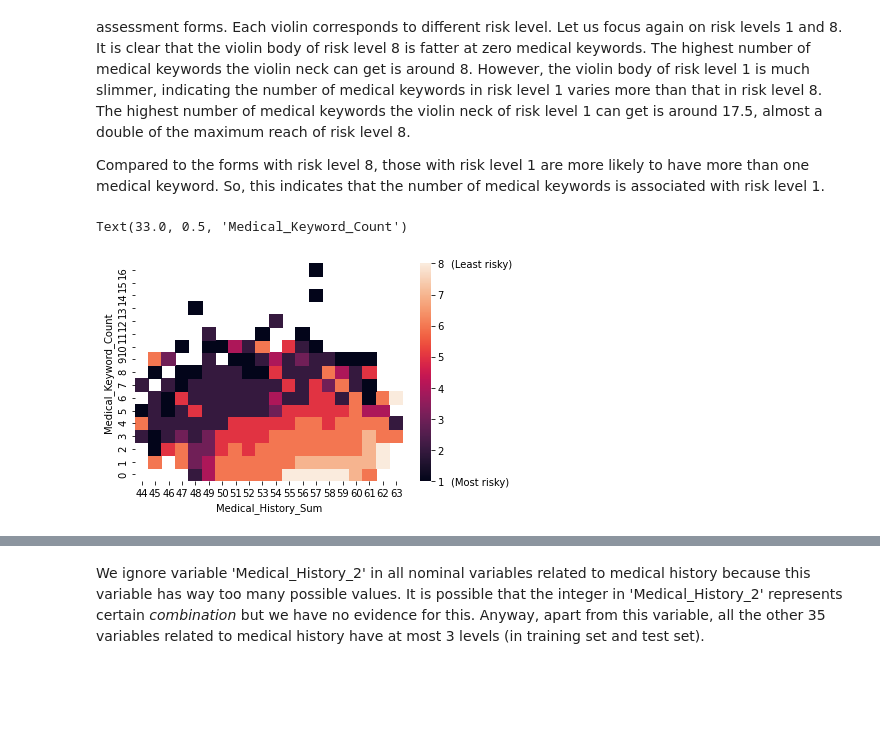
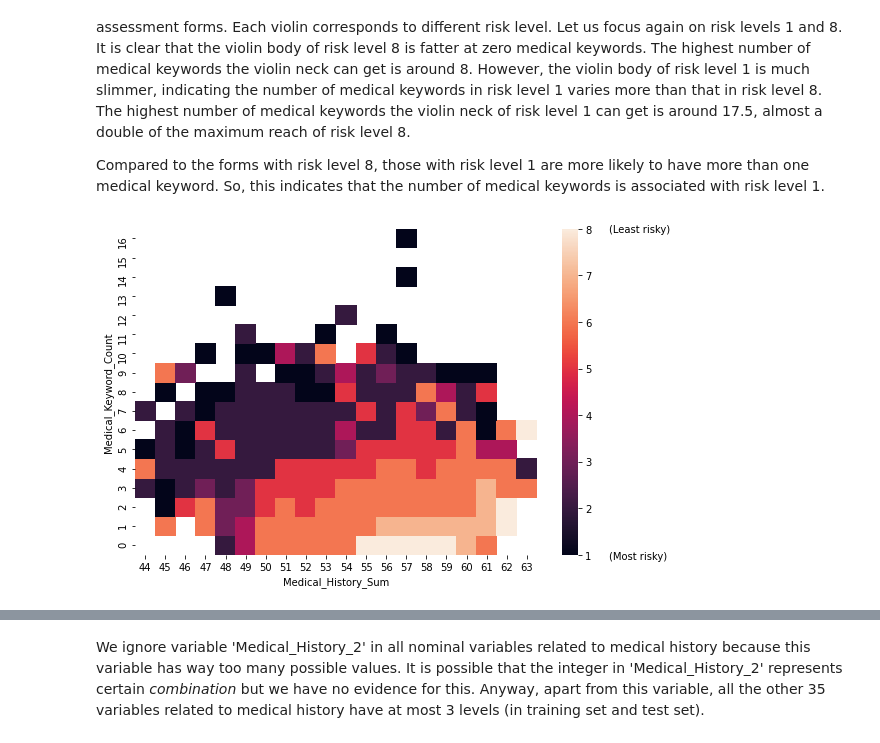
Before and after one commit to m2ng/hangseng-case, a Jupyter notebook: nb/analysis.ipynb, the cells around one changed output, grey strips where cells are left out. Drawn from its saved outputs; the diff is of its cells as text; code cells hidden in the pictures; blank space fills up the shorter version.

```diff
--- a/nb/analysis.ipynb
+++ b/nb/analysis.ipynb
@@ -150,9 +199,10 @@ for x in [
     g.add_legend()
 
     if x == "Medical_History":
-        for i in [0, 2]:
-            for bar in g.axes[i].get_children()[:16]:
-                bar.set_alpha(.3)
+        for i in range(5):
+            for j, bar in enumerate(g.axes[i].get_children()[:16]):
+                if i not in [1, 3, 4] or j not in [5, 5+8]:
+                    bar.set_alpha(.3)
     g.add_legend()
 plt.show()
 
@@ -173,8 +223,9 @@ for x in [
     g.add_legend()
 
     if x == "Medical_History":
-        for i in [0, 1, 3, 4]:
-            for bar in g.axes[i].get_children()[:16]:
-                bar.set_alpha(.3)
+        for i in range(5):
+            for j, bar in enumerate(g.axes[i].get_children()[:16]):
+                if not (i == 1 and j in [0, 1, 8, 9] or i == 2 and j in [2, 3, 10, 11]):
+                    bar.set_alpha(.3)
     g.add_legend()
 # %% [output]
@@ -219,7 +270,8 @@ for x in [
     g.map(sns.barplot, "Response", "value", order=list(range(1, 9)), alpha=.75)
     g.add_legend()
     if x == "Employment_Info":
-        for i in range(1, 3):
-            for bar in g.axes[i].get_children()[:16]:
-                bar.set_alpha(.3)
+        for i in range(3):
+            for j, bar in enumerate(g.axes[i].get_children()[:16]):
+                if not (i==0 and j in [0, 5, 8, 13]):
+                    bar.set_alpha(.3)
 # %% [output]
@@ -294,20 +309,27 @@ Compared to the forms with risk level 8, those with risk level 1 are more likely
 # %%
 f = pd.concat((
     train_df["Response"],
     train_df[[x for x in nominal if "Medical_History" in x and "_2" not in x]].sum(axis=1).rename("Medical_History_Sum"),
     train_df[dummy].sum(axis=1).rename("Medical_Keyword_Count")
 ), axis=1).groupby(["Medical_Keyword_Count", "Medical_History_Sum"]).median().reset_index()
 f_heatmap = np.full((f["Medical_Keyword_Count"].max()+1, np.ptp(f["Medical_History_Sum"])+1), 8)
 f_mask = np.ones_like(f_heatmap, dtype=int)
 for tp in f.itertuples():
     f_heatmap[tp.Medical_Keyword_Count, tp.Medical_History_Sum - f["Medical_History_Sum"].min()] = tp.Response
     f_mask[tp.Medical_Keyword_Count, tp.Medical_History_Sum - f["Medical_History_Sum"].min()] = 0
-g = sns.heatmap(f_heatmap, mask=f_mask, xticklabels=range(f["Medical_History_Sum"].min(), f["Medical_History_Sum"].max()+1))
+plt.figure(figsize=(9, 6))
+g = sns.heatmap(
+    f_heatmap,
+    mask=f_mask,
+    xticklabels=range(f["Medical_History_Sum"].min(),
+                      f["Medical_History_Sum"].max()+1),
+    ax=plt.gca()
+)
 g.invert_yaxis()
-g.annotate("(Least risky)", (1.18, .982), xycoords="axes fraction")
-g.annotate("(Most risky)", (1.18, -.02), xycoords="axes fraction")
+label_offset = .0067
+g.annotate("(Least risky)", (1.18, .982+label_offset), xycoords="axes fraction")
+g.annotate("(Most risky)", (1.18, -.02+label_offset), xycoords="axes fraction")
 plt.xlabel("Medical_History_Sum")
-plt.ylabel("Medical_Keyword_Count")
+_ = plt.ylabel("Medical_Keyword_Count")
 # %% [output]
-Text(33.0, 0.5, 'Medical_Keyword_Count')
-[figure, old version]
+[figure, new version]
```
Also changed, not shown: parts of 20 cells of this notebook.
